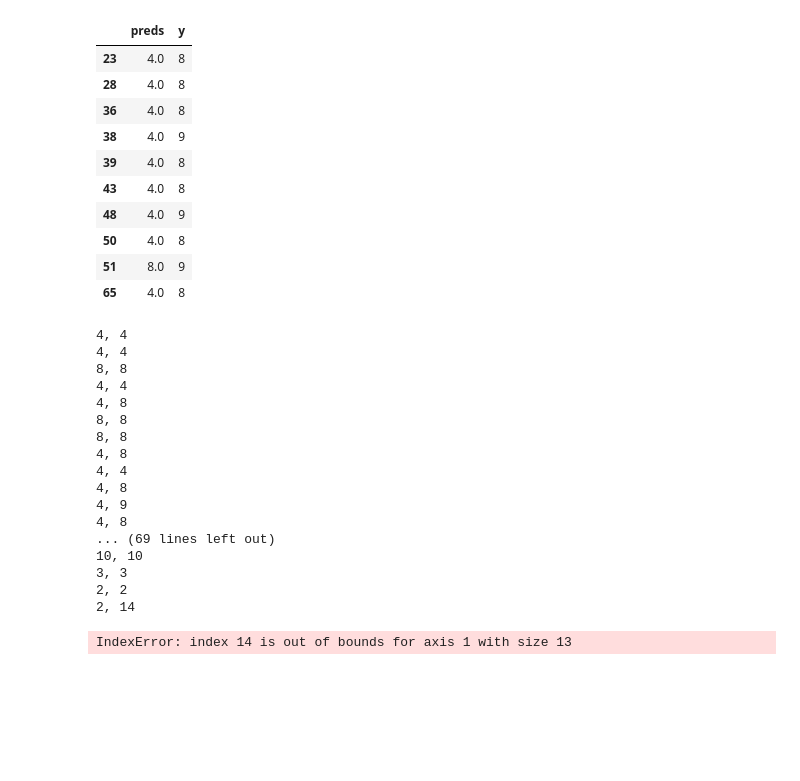
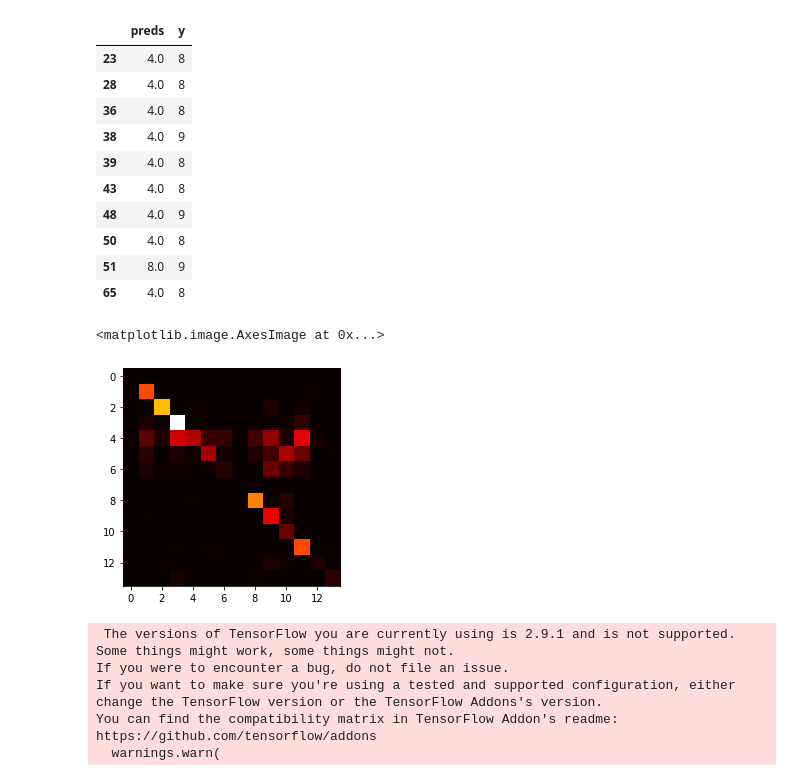
Before and after one commit to LLynd/KNUMxGolemMLHackaton2022, a Jupyter notebook: src/notebooks/Weronika_pipe.ipynb, the cells around one changed output. Saved outputs shown, nothing was run; the diff lists cells and outputs as text; code cells hidden in the pictures; blank space fills up the shorter version.

```diff
--- a/src/notebooks/Weronika_pipe.ipynb
+++ b/src/notebooks/Weronika_pipe.ipynb
@@ -191,7 +179,7 @@ val_gen = LoadData('VAL')
 # %%
 results = []
 for i in range(len(val_df)):
-    if(i>0 and len(val_df)%i==100):
+    if(i>0 and i%100==0):
         print(float(i)/len(val_df))
     if not val_df.iloc[i]['occ']:
         results.append(model_b7(val_gen[i])[0])
@@ -213,7 +192,7 @@ import numpy as np
 MAX_CLASS = 13 #maksymalne id klasy
 
 
-def compute_distances(x, embedding, method=distance.euclidean):
+def compute_distances(x, embedding, method=distance.cosine):
     distances = np.zeros((embedding.shape[0]))
     for i in range(embedding.shape[0]):
         distances[i] = method(embedding[i], x)
@@ -268,5 +245,5 @@ results_df['y'] = val_df['y']
 # %%
 off_res = results_df.dropna(how='any')
 # %%
-off_res.drop(off_res.loc[off_res['y']==7])
-off_res.drop(off_res.loc[off_res['y']>13])
+off_res = off_res.drop(off_res.loc[off_res['y']==7].index)
+off_res = off_res.drop(off_res.loc[off_res['y']>13].index)
@@ -318,27 +295,26 @@ off_res.loc[off_res['preds']!=off_res['y']].head(10)
 | 51 | 8.0 | 9 |
 | 65 | 4.0 | 8 |
 # %%
-deps = np.zeros((13,13))
+deps = np.zeros((14,14))
 
 for i in range(len(off_res)):
-
     deps[int(off_res.iloc[i]['preds']), int(off_res.iloc[i]['y'])] += 1
-# %% [output]
-4, 4
-4, 4
-8, 8
-4, 4
-4, 8
-8, 8
-8, 8
-4, 8
-4, 4
-4, 8
-4, 9
-4, 8
-... (69 lines left out)
-10, 10
-3, 3
-2, 2
-2, 14
-IndexError: index 14 is out of bounds for axis 1 with size 13
+# %%
+plt.imshow(deps, cmap='hot')
+# %% [output]
+<matplotlib.image.AxesImage at 0x...>
+[figure, added]
+# %%
+import tensorflow_addons as tfa
+
+model_b7.compile(optimizer='adam',
+                loss=tfa.losses.TripletSemiHardLoss(),
+                metrics=['accuracy'])
+# %% [output]
+ The versions of TensorFlow you are currently using is 2.9.1 and is not supported.
+Some things might work, some things might not.
+If you were to encounter a bug, do not file an issue.
+If you want to make sure you're using a tested and supported configuration, either change the TensorFlow version or the TensorFlow Addons's version.
+You can find the compatibility matrix in TensorFlow Addon's readme:
+https://github.com/tensorflow/addons
+  warnings.warn(
```
Also changed, not shown: parts of 11 cells of this notebook.
